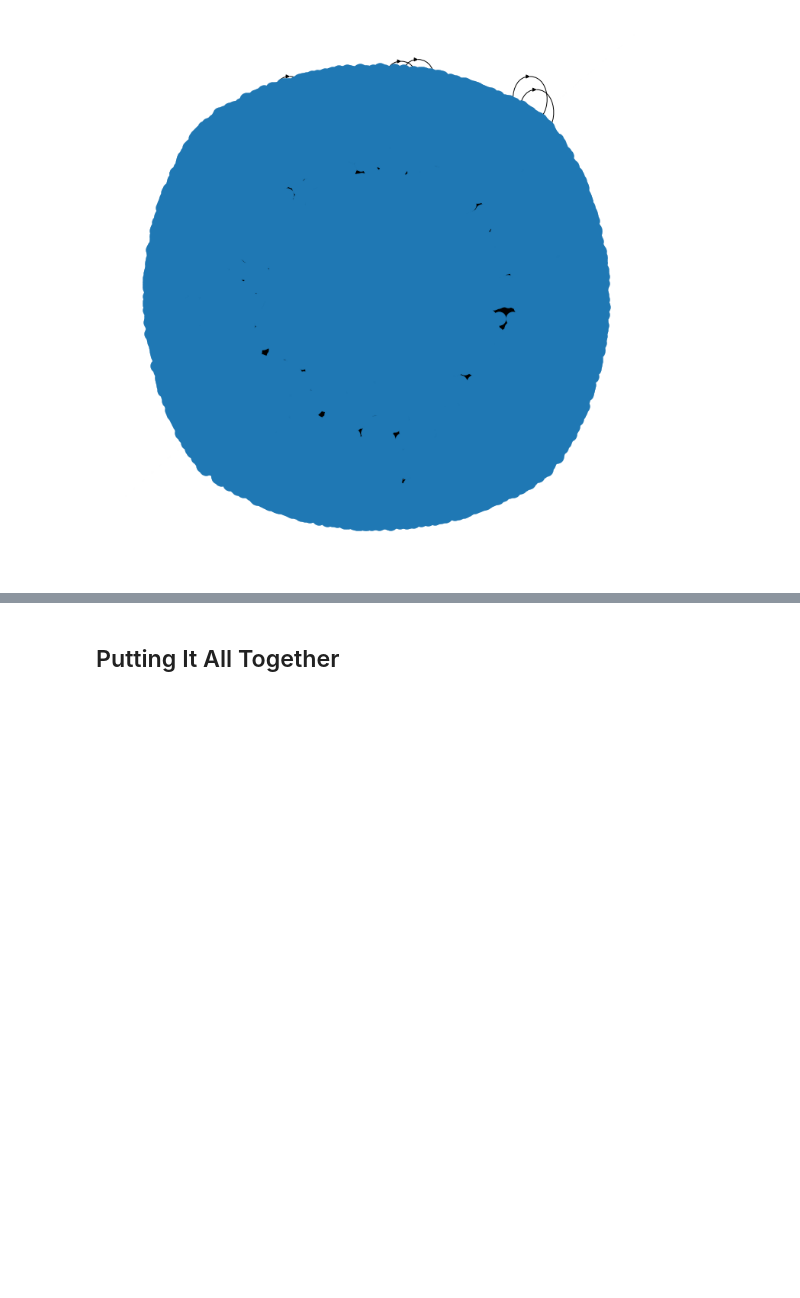
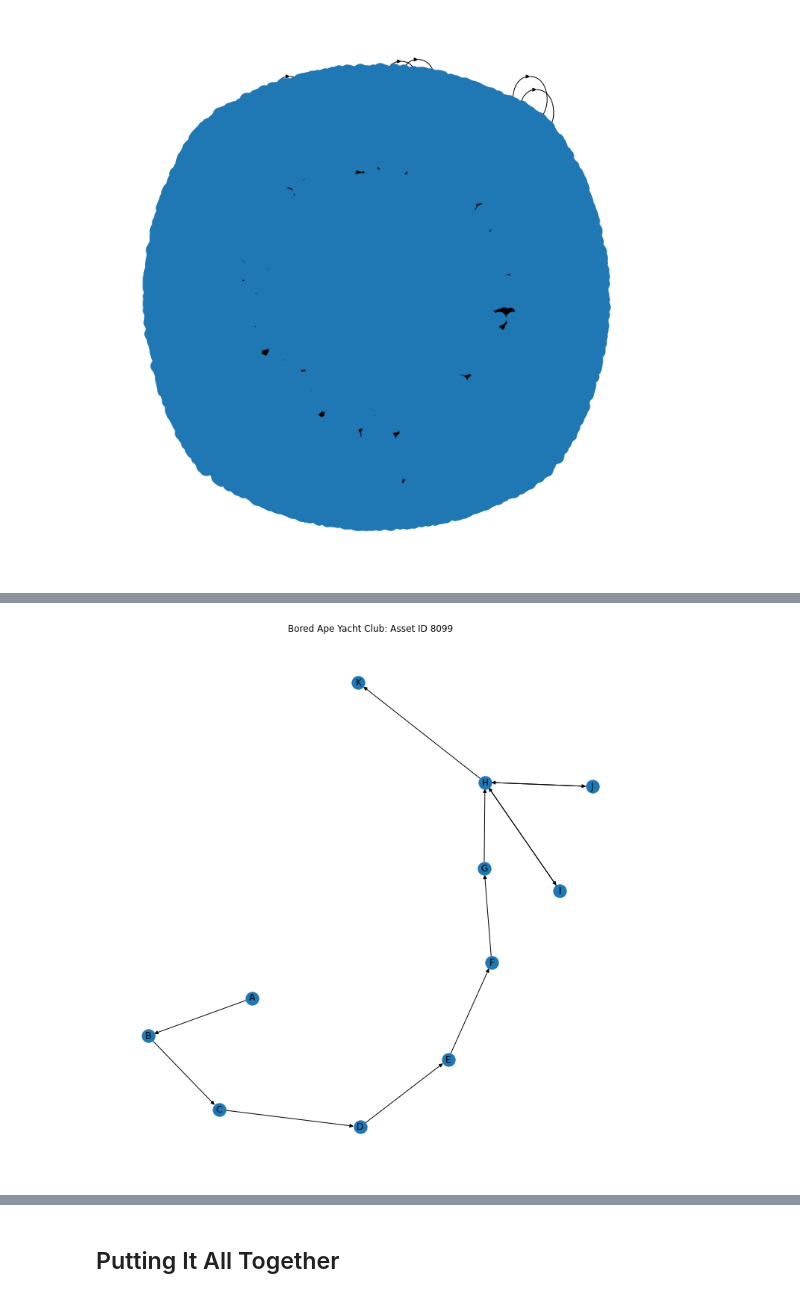
Before and after one commit to onthemarkdata/blog_scripts, a Jupyter notebook: nft_analytics/nft_analytics_notebook.ipynb, the cells around one changed output, grey strips where cells are left out. Cells and saved outputs as stored; diff of their text form; code cells hidden in the pictures; blank space fills up the shorter version.

```diff
--- a/nft_analytics/nft_analytics_notebook.ipynb
+++ b/nft_analytics/nft_analytics_notebook.ipynb
@@ -316,0 +395,14 @@ nx.draw(DG)
+# %%
+# https://stackoverflow.com/questions/50860366/pandas-set-row-values-to-letter-of-the-alphabet-corresponding-to-index-number
+# get upper case letter in order of index
+node_label_series = pd.Series(
+    itemgetter(*unique_ordered_all_addresses.index)(ascii_uppercase),
+    name='node_label'
+    )
+
+address_labels_df = pd.concat(
+    [unique_ordered_all_addresses, node_label_series], axis=1
+    ) \
+    .loc[:,['address', 'node_label']]
+
+address_labels_df
@@ -316,0 +422,14 @@ nx.draw(DG)
+# %%
+# merge data
+from_node_label_df = label_data \
+    .merge(address_labels_df, how='left', left_on='from_address', right_on='address') \
+    .rename(columns={'node_label':'from_node_label'})
+
+to_from_node_label_df = from_node_label_df \
+    .merge(address_labels_df, how='left', left_on='to_address', right_on='address') \
+    .rename(columns={'node_label':'to_node_label'})
+
+# drop duplicate merge columns
+to_from_node_label_df.drop(columns=['address_x', 'address_y'], axis=1, inplace=True)
+
+to_from_node_label_df
@@ -316,0 +450,16 @@ nx.draw(DG)
+# %%
+DG_2 = nx.from_pandas_edgelist(
+    df=to_from_node_label_df,
+    source='from_node_label',
+    target='to_node_label',
+    edge_attr=True,
+    create_using=nx.DiGraph()
+)
+
+pos = nx.spring_layout(DG_2)
+nx.draw(DG_2, pos=pos)
+nx.draw_networkx_labels(G=DG_2, pos=pos)
+plt.title('Bored Ape Yacht Club: Asset ID 8099')
+plt.show()
+# %% [output]
+[figure, added]
```
Also changed, not shown: parts of 17 cells of this notebook.
